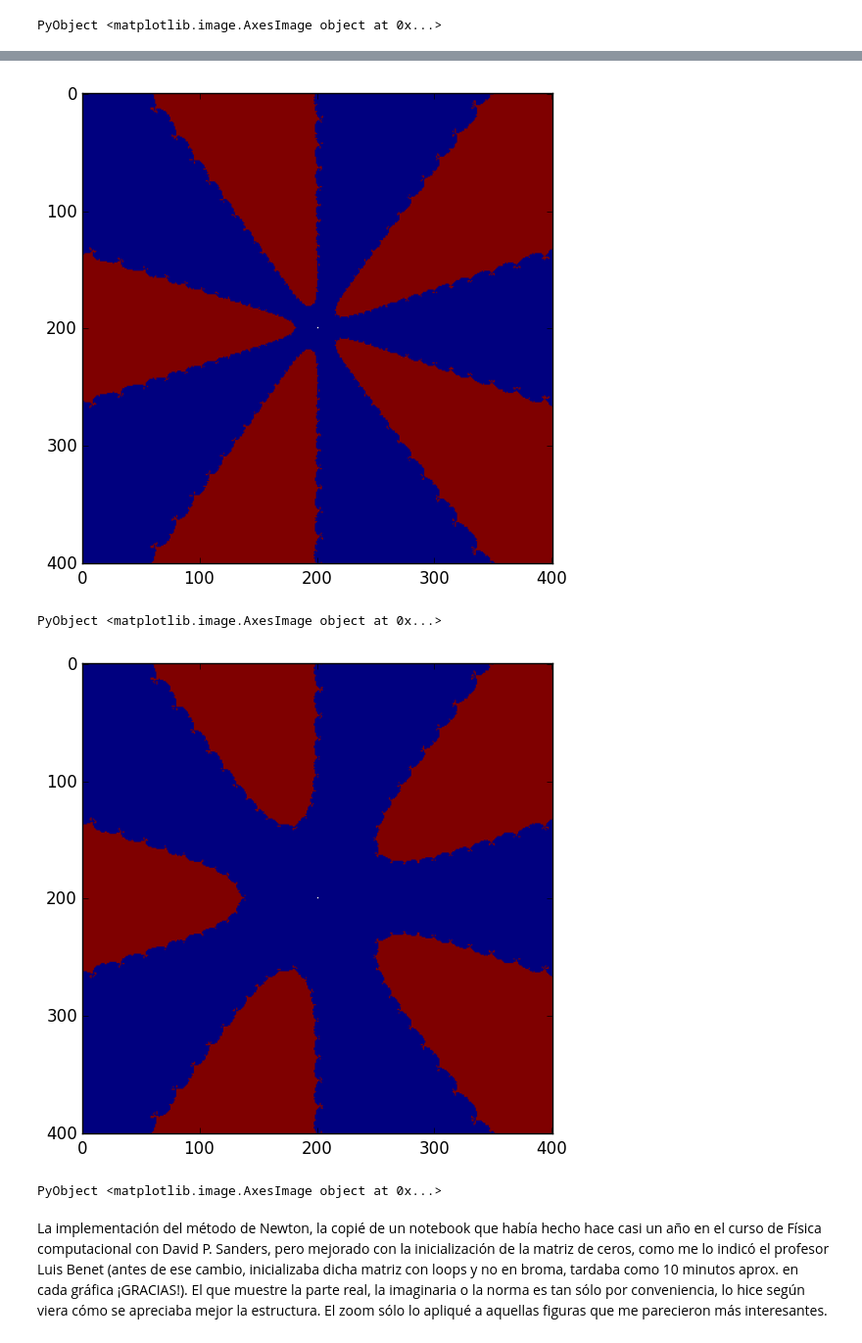
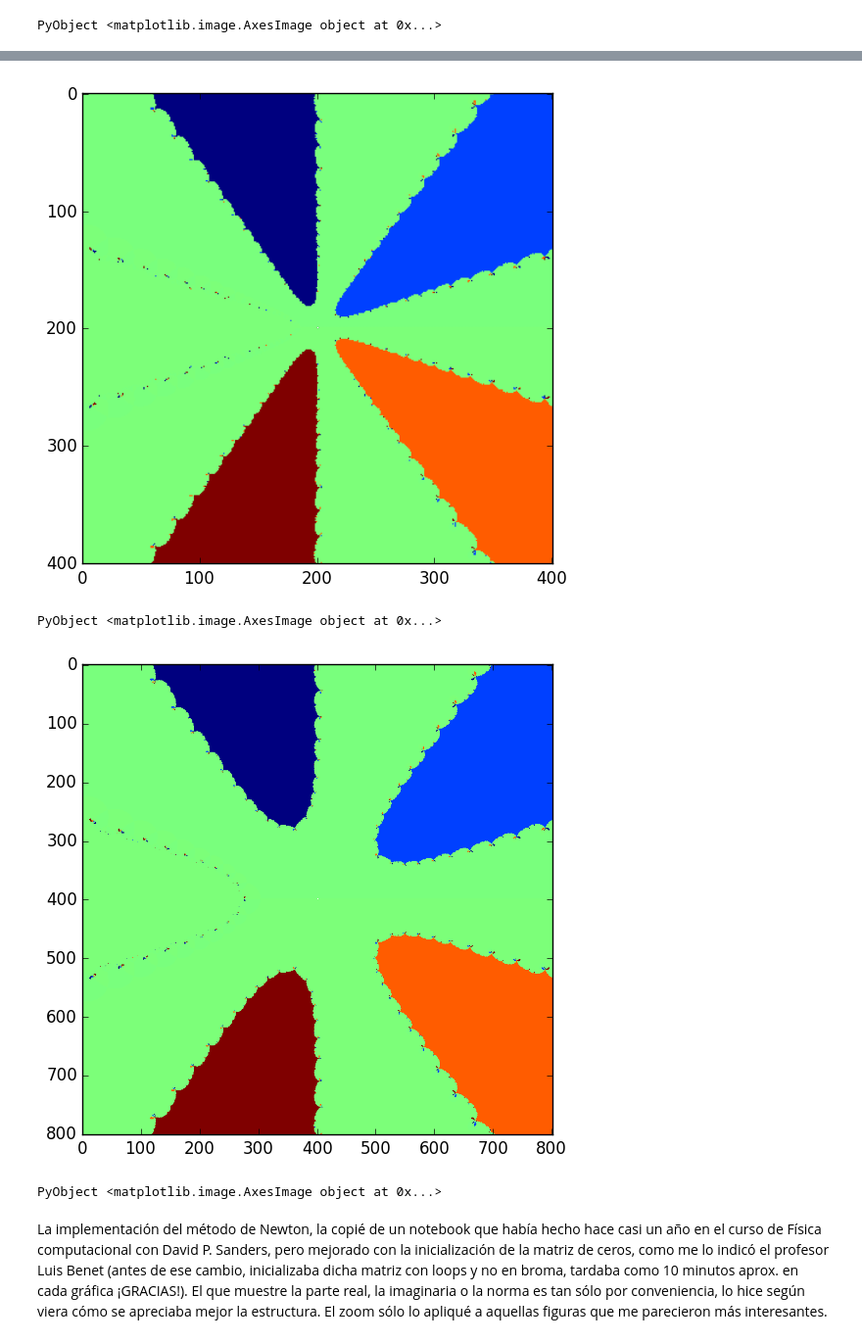
Before and after one commit to lbenet/2016-1_TemasSelectosFisComp, a Jupyter notebook: tareas/Ceboc/2-Ejercicios_AD.ipynb, the cells around one changed output, grey strips where cells are left out. Shown at 98% size. Saved outputs shown, nothing was run; the diff lists cells and outputs as text; code cells hidden in the pictures.

```diff
--- a/tareas/Ceboc/2-Ejercicios_AD.ipynb
+++ b/tareas/Ceboc/2-Ejercicios_AD.ipynb
@@ -88,7 +87,7 @@ U=matrizra(f,d); #Calculamos la matriz a calcular
 # %% [markdown]
 Iba a hacer una animación para generar un `.gif`, pero revisando unos notebooks de hace casi un año y que en su momento corrian, ahora no lo hicieron, por lo que el zoom lo haré "manual" mediante la siguiente función `zoom`.
 # %%
-function zoom(porcentaje,funcion,derivada,paso=2.0^-4, tamcaja=12.5)
+function zoom(porcentaje,funcion,derivada,paso=2.0^-5, tamcaja=12.5)
     ampliación = porcentaje*.01
     K = matrizra(funcion,derivada,paso/ampliación, tamcaja/ampliación)
     return K
@@ -142,15 +141,15 @@ PyObject <matplotlib.image.AxesImage object at 0x...>
 j(x)=x^8+6x^3; #La función que vamos a considerar
 dj(x)=8x^7+18x^2; #y su derivada
 U=matrizra(j,dj) ; #Calculamos la matriz a calcular
-imshow(abs(U))
+imshow(imag(U))
 # %% [output]
-[figure, old version]
+[figure, new version]
 PyObject <matplotlib.image.AxesImage object at 0x...>
 # %%
 L=zoom(332,j,dj);
-imshow(abs(L))
+imshow(imag(L))
 # %% [output]
-[figure, old version]
+[figure, new version]
 PyObject <matplotlib.image.AxesImage object at 0x...>
 # %% [markdown]
 La implementación del método de Newton, la copié de un notebook que había hecho hace casi un año en el curso de Física computacional con David P. Sanders, pero mejorado con la inicialización de la matriz de ceros, como me lo indicó el profesor Luis Benet (antes de ese cambio, inicializaba dicha matriz con loops y no en broma, tardaba como 10 minutos aprox. en cada gráfica ¡GRACIAS!). El que muestre la parte real, la imaginaria o la norma es tan sólo por conveniencia, lo hice según viera cómo se apreciaba mejor la estructura. El zoom sólo lo apliqué a aquellas figuras que me parecieron más interesantes.
```
Also changed, not shown: parts of 38 cells of this notebook.
